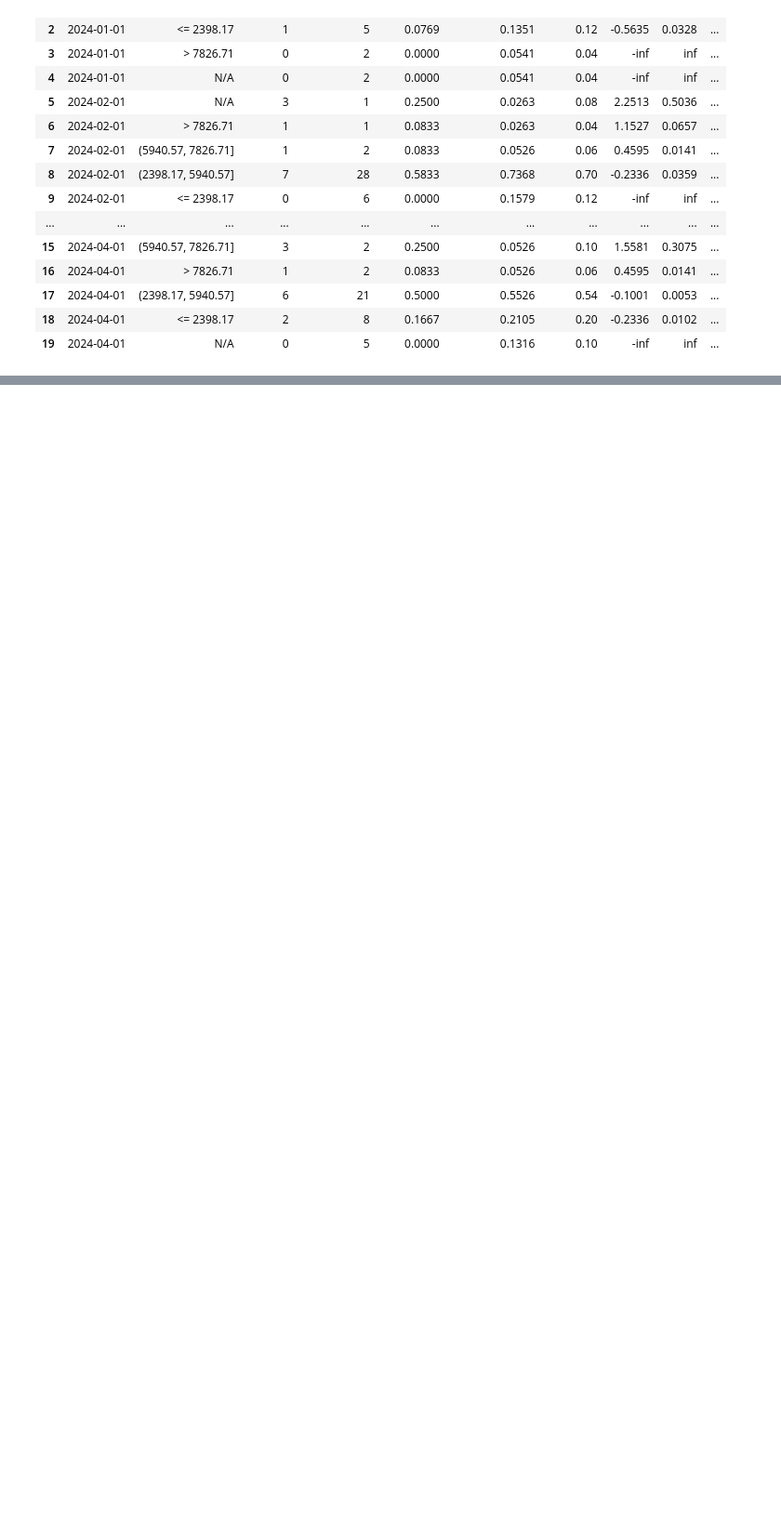
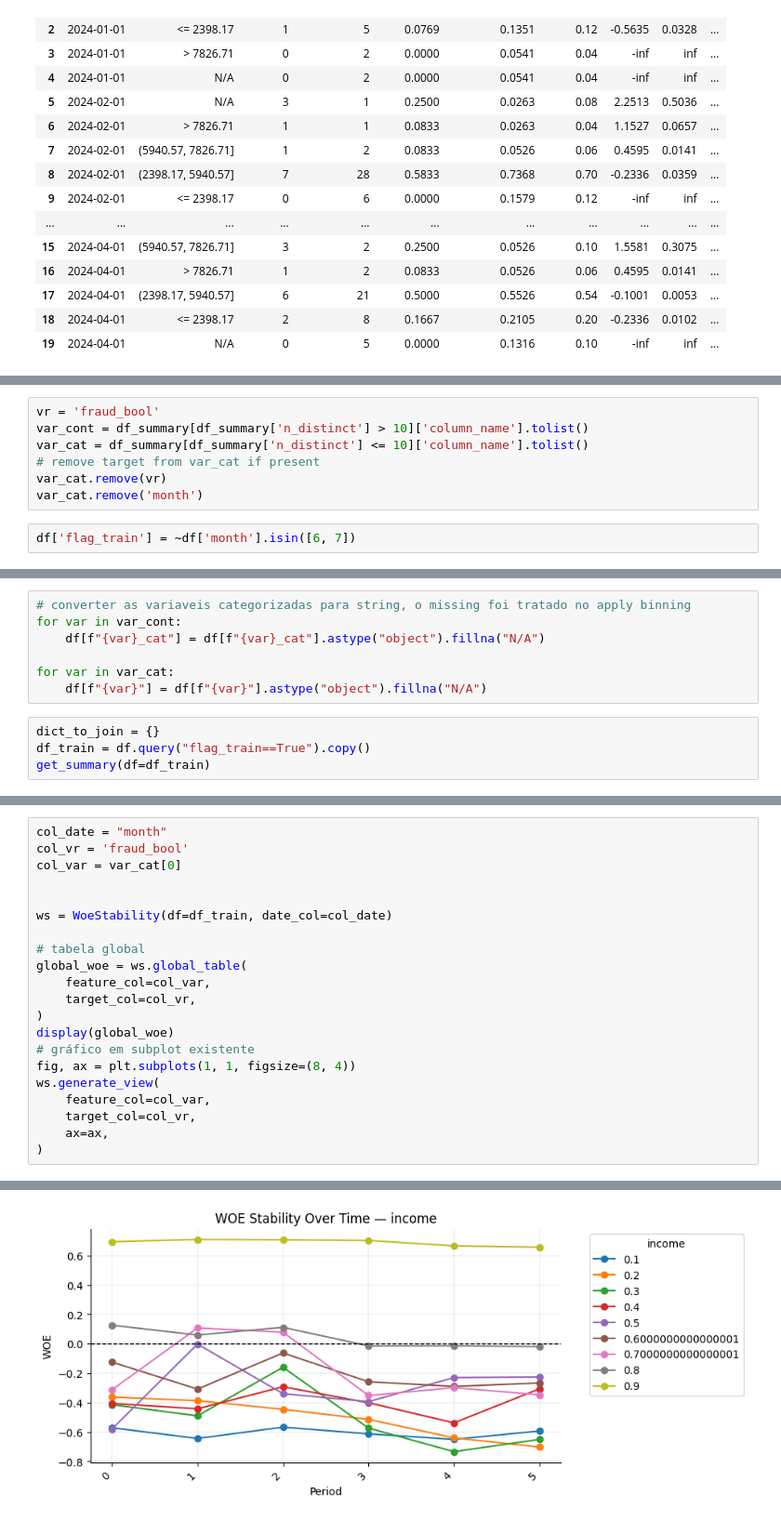
Before and after one commit to Cristiano2132/model_track, a Jupyter notebook: exemplo_uso.ipynb, the cells around one changed output, grey strips where cells are left out. Shown at 93% size. Cells and saved outputs as stored; diff of their text form; blank space fills up the shorter version.

```diff
--- a/exemplo_uso.ipynb
+++ b/exemplo_uso.ipynb
@@ -218,0 +244,9 @@ ws.generate_view(
+# %%
+vr = 'fraud_bool'
+var_cont = df_summary[df_summary['n_distinct'] > 10]['column_name'].tolist()
+var_cat = df_summary[df_summary['n_distinct'] <= 10]['column_name'].tolist()
+# remove target from var_cat if present
+var_cat.remove(vr)
+var_cat.remove('month')
+# %%
+df['flag_train'] = ~df['month'].isin([6, 7])
@@ -218,0 +271,11 @@ ws.generate_view(
+# %%
+# converter as variaveis categorizadas para string, o missing foi tratado no apply binning
+for var in var_cont:
+    df[f"{var}_cat"] = df[f"{var}_cat"].astype("object").fillna("N/A")
+
+for var in var_cat:
+    df[f"{var}"] = df[f"{var}"].astype("object").fillna("N/A")
+# %%
+dict_to_join = {}
+df_train = df.query("flag_train==True").copy()
+get_summary(df=df_train)
@@ -218,0 +300,22 @@ ws.generate_view(
+# %%
+col_date = "month"
+col_vr = 'fraud_bool'
+col_var = var_cat[0]
+
+
+ws = WoeStability(df=df_train, date_col=col_date)
+
+# tabela global
+global_woe = ws.global_table(
+    feature_col=col_var,
+    target_col=col_vr,
+)
+display(global_woe)
+# gráfico em subplot existente
+fig, ax = plt.subplots(1, 1, figsize=(8, 4))
+ws.generate_view(
+    feature_col=col_var,
+    target_col=col_vr,
+    ax=ax,
+)
+# %% [output]
@@ -218,0 +333 @@ ws.generate_view(
+[figure, added]
```
Also changed, not shown: parts of 11 cells of this notebook, 10 other files.
